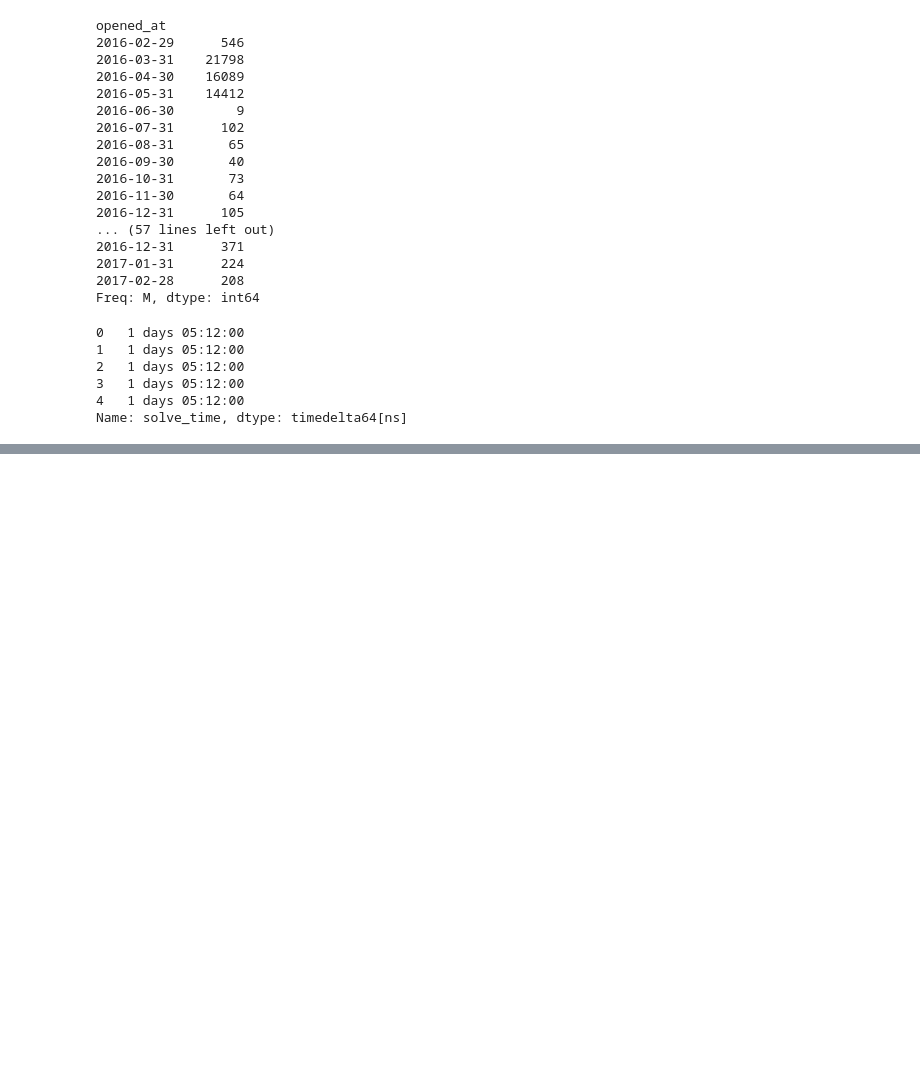
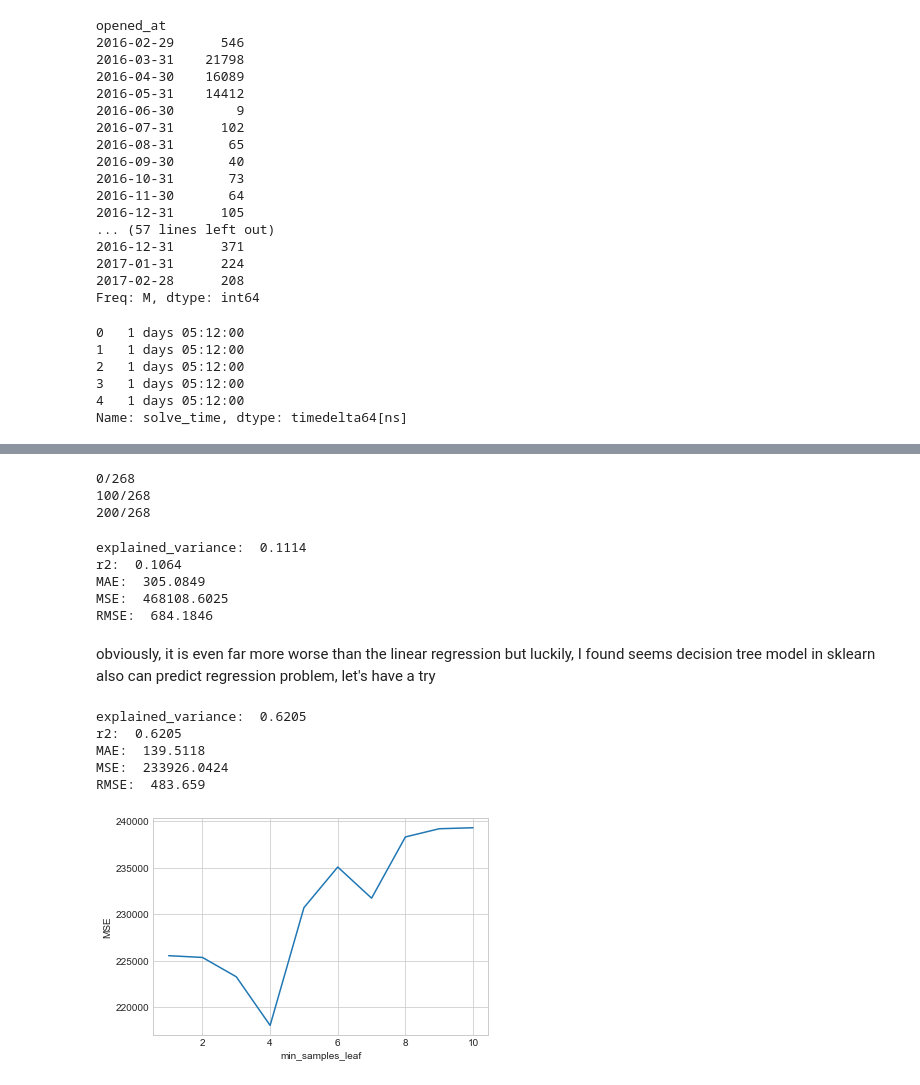
Before and after one commit to chen-assert/MLclass, a Jupyter notebook: project1/pro1.ipynb, the cells around one changed output, grey strips where cells are left out. Cells and saved outputs as stored; diff of their text form; code cells hidden in the pictures; blank space fills up the shorter version.

```diff
--- a/project1/pro1.ipynb
+++ b/project1/pro1.ipynb
@@ -456,5 +438,6 @@ event_cf_x = dataset.drop('solve_time', axis=1)
 # %%
 normalize_to=["reassignment_count","reopen_count","sys_mod_count"]
 # %%
+#normalize numeric data
 for i in normalize_to:
-    event_cf_x=(event_cf_x[i]-event_cf_x[i].min())/(event_cf_x[i].max()-event_cf_x[i].min())
+    knn_x[i]=(knn_x[i]-knn_x[i].min())/(knn_x[i].max()-knn_x[i].min())
@@ -463,10 +464,13 @@ KeyError: 'reopen_count'
 # %%
-#need normalization
+#similarity function
 def similarity(a,b):
     l=len(a)
     sim=0
     for i in range(l):
-        if a[i]==b[i]:
-            sim+=1
+        if type(a[i])is np.float64:
+            sim+=a[i]==b[i]
+        else:
+            if a[i]==b[i]:
+                sim+=1
     return sim/l
 # %%
@@ -482,0 +516,59 @@ simdf.head(20)
+# %%
+#running this cell would cost around 5 minutes
+knn_predicted=knn_predict(x_test2,x_train2,y_train2)
+# %% [output]
+0/268
+100/268
+200/268
+# %%
+regression_results(y_test2, knn_predicted)
+# %% [output]
+explained_variance:  0.1114
+r2:  0.1064
+MAE:  305.0849
+MSE:  468108.6025
+RMSE:  684.1846
+# %% [markdown]
+obviously, it is even far more worse than the linear regression
+but luckily, I found seems decision tree model in sklearn also can predict regression problem, let's have a try
+# %%
+#decision_tree
+dataset_decision_tree=dataset.copy()
+x_decision_tree = dataset_decision_tree.drop('solve_time', axis=1)
+#label encoder
+x_decision_tree=x_decision_tree.apply(preprocessing.LabelEncoder().fit_transform)
+#y = dataset_decision_tree['solve_time']/np.timedelta64(1, 'h')
+from sklearn import tree
+clf = tree.DecisionTreeRegressor()
+x_train3, x_test3, y_train3, y_test3 = train_test_split(x_decision_tree, y, test_size=0.2)
+x_train3, x_verify3, y_train3, y_verify3 = train_test_split(x_train3, y_train3, test_size=0.2)
+clf = clf.fit(x_train3, y_train3)
+regression_results(y_test3,clf.predict(x_test3))
+#well, the DecisionTreeRegressor get a much greater result, I consider it is because the classifier can use all features
+#that means can use all information
+# %% [output]
+explained_variance:  0.6205
+r2:  0.6205
+MAE:  139.5118
+MSE:  233926.0424
+RMSE:  483.659
+# %%
+#try to modify the min_samples_leaf parament
+index_list=[]
+mse_list=[]
+for i in range(1,11):
+    clf = tree.DecisionTreeRegressor(min_samples_leaf=i)
+    clf = clf.fit(x_train3, y_train3)
+    index_list.append(i)
+    mse_list.append(metrics.mean_squared_error(y_test3,clf.predict(x_test3)))
+# %%
+import matplotlib.pyplot as plt
+plt.style.use('seaborn-whitegrid')
+fig = plt.figure()
+ax = plt.axes()
+ax.set(xlabel='min_samples_leaf', ylabel='MSE')
+ax.plot(index_list,mse_list);
+#seems when the best performance happened in min_samples_leaf=4
+leaf_=index_list[mse_list.index(min(mse_list))]
+# %% [output]
+[figure, added]
```
Also changed, not shown: parts of 25 cells of this notebook.
